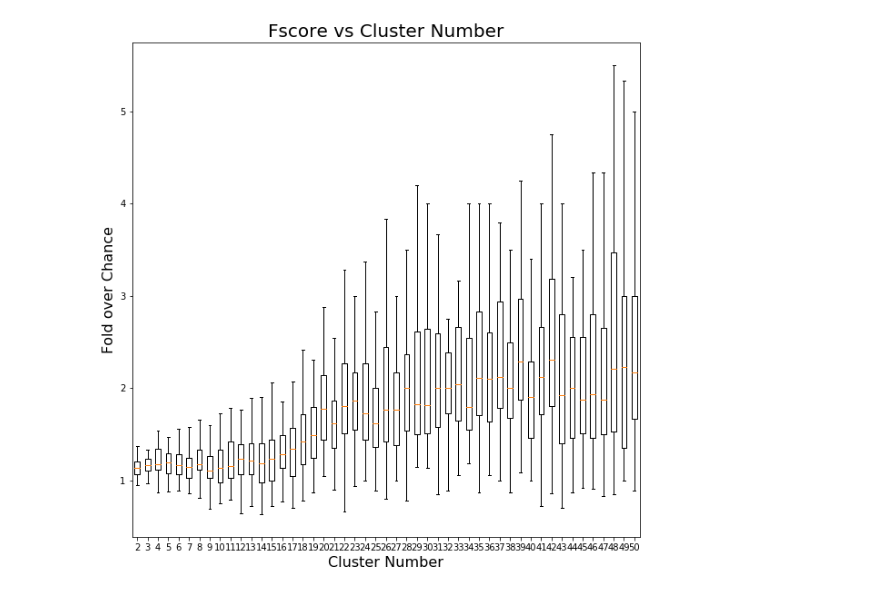
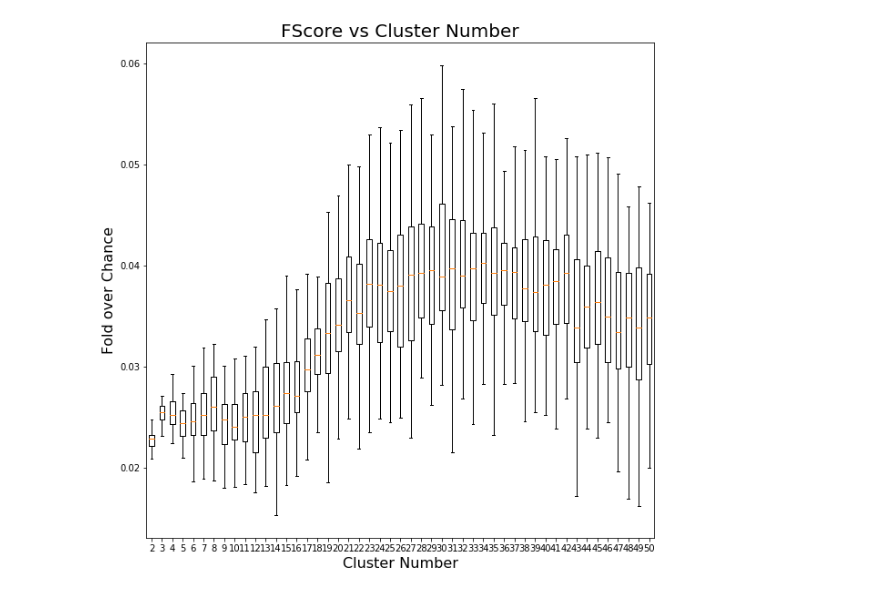
Before and after one commit to BouchardLab/ML_4_prec_prognosis, a Jupyter notebook: notebooks/confusion_matrix_values.ipynb, the cells around one changed output. Cells and saved outputs as stored; diff of their text form; code cells hidden in the pictures.

Commit message:
fixed sensitivity/specificity plots

```diff
--- a/notebooks/confusion_matrix_values.ipynb
+++ b/notebooks/confusion_matrix_values.ipynb
@@ -69,8 +73,3 @@ def sensitivity(tp, fn):
 
 def fscore(tp, fp, fn):
     return (2*tp)/(2*tp+fp+fn)
-# %%
-x = ([ 70,  52],[ 53,  72])
-
-a,b,c,d = statistics(x)
-a,b,c,d
@@ -99,0 +223,15 @@ plt.savefig('/Users/ahyeon/Desktop/activ misc/acc_vs_clusters_predictions.pdf')
+# %%
+def find_fscore(array):
+    allf = []
+    for i in range(len(array[0])):
+        vals = []
+        for elem in array:
+            vals.append(elem[i])
+        tp = vals[0]
+        tn = vals[1]
+        fp = vals[2]
+        fn = vals[3]
+
+        f = fscore(tp, fp, fn)
+        allf.append(f)
+    return(allf)
@@ -162,31 +392,9 @@ plt.savefig('/Users/ahyeon/Desktop/activ misc/spec_vs_clusters_predictions.pdf')
 # %%
-# fscore
-fold_over_chance = np.zeros((len(cluster_sizes), 50))
-for ii, c in enumerate(cluster_sizes):
-    fscore_50 = []
-    norm_fscore_50 = []
-    all50mat = conf_alliter(c, predictions, labels)
-    norm_all50mat = conf_alliter(c, norm_predictions, labels)
-
-    for x in all50mat:
-        tp, tn, fp, fn = avg_statistics(x)
-        f = fscore(tp, fp, fn)
-        fscore_50.append(f)
-
-    for y in norm_all50mat:
-        tp_n, tn_n, fp_n, fn_n = avg_statistics(y)
-        norm_f = fscore(tp_n, fp_n, fn_n)
-        norm_fscore_50.append(norm_f)
-
-
-    foc = [j/k for j,k in zip(fscore_50, norm_fscore_50)]
-    fold_over_chance[ii, :] = foc
-
 plt.figure(figsize=(10,10))
-plt.boxplot(fold_over_chance.T, labels = cluster_sizes, showfliers=False)
-plt.xlabel('Cluster Number',fontsize=16)
+plt.boxplot(f_fold_over_chance, labels = cluster_sizes, showfliers=False)
+plt.xlabel('Cluster Number', fontsize=16)
 plt.ylabel('Fold over Chance', fontsize=16)
-plt.title('Fscore vs Cluster Number', fontsize=20)
+plt.title('FScore vs Cluster Number', fontsize=20)
 plt.savefig('/Users/ahyeon/Desktop/activ misc/fscore_vs_clusters_predictions.pdf')
 # %% [output]
-[figure, old version]
+[figure, new version]
```
Also changed, not shown: parts of 17 cells of this notebook, 2 other files.
